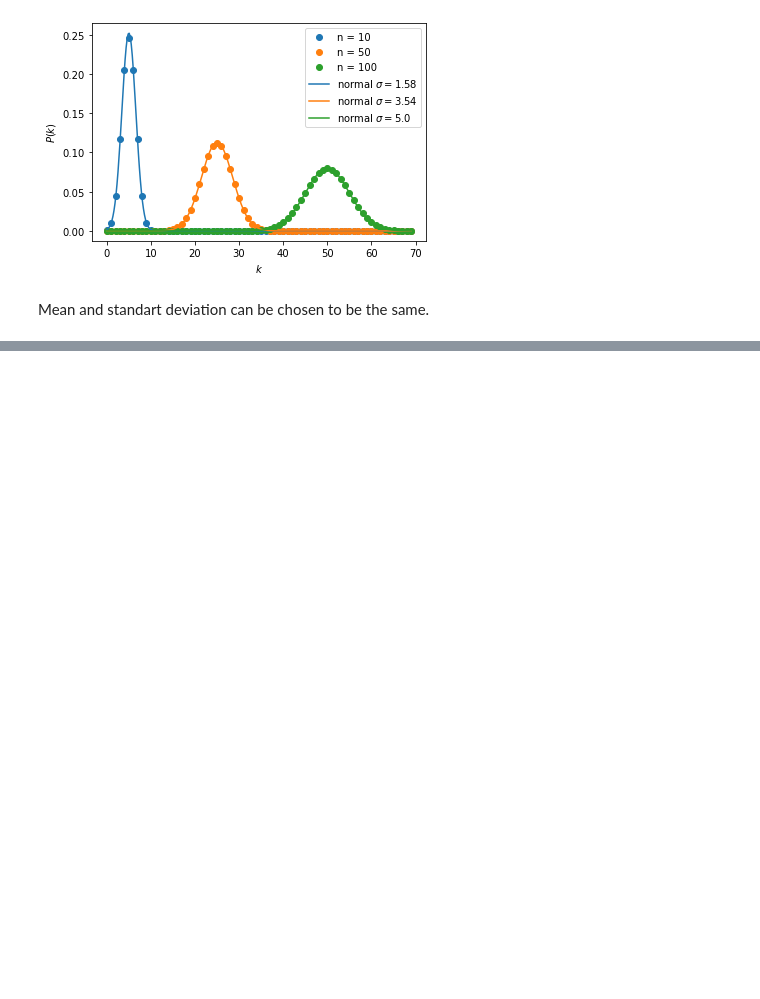
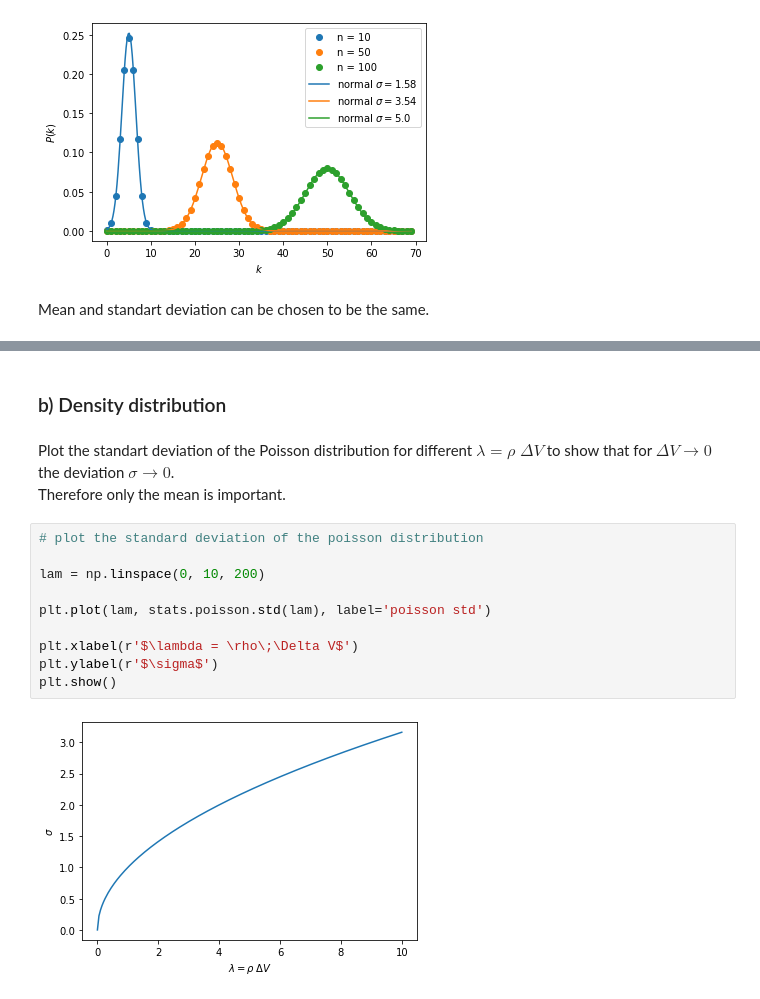
Before and after one commit to leoole100/Computerphysik2, a Jupyter notebook: blatt02/sheet02.ipynb, the cells around one changed output, grey strips where cells are left out. Cells and saved outputs as stored; diff of their text form; blank space fills up the shorter version.

```diff
--- a/blatt02/1.ipynb
+++ b/blatt02/sheet02.ipynb
@@ -110,0 +182,17 @@ Mean and standart deviation can be chosen to be the same.
+# %% [markdown]
+### b) Density distribution
+# %% [markdown]
+Plot the standart deviation of the Poisson distribution for different $\lambda = \rho\;\Delta V$ to show that for $\Delta V\to 0$ the deviation $\sigma\to 0$.
+Therefore only the mean is important.
+# %%
+# plot the standard deviation of the poisson distribution
+
+lam = np.linspace(0, 10, 200)
+
+plt.plot(lam, stats.poisson.std(lam), label='poisson std')
+
+plt.xlabel(r'$\lambda = \rho\;\Delta V$')
+plt.ylabel(r'$\sigma$')
+plt.show()
+# %% [output]
+[figure, added]
```
Also changed, not shown: parts of 19 cells of this notebook, 1 other file.
